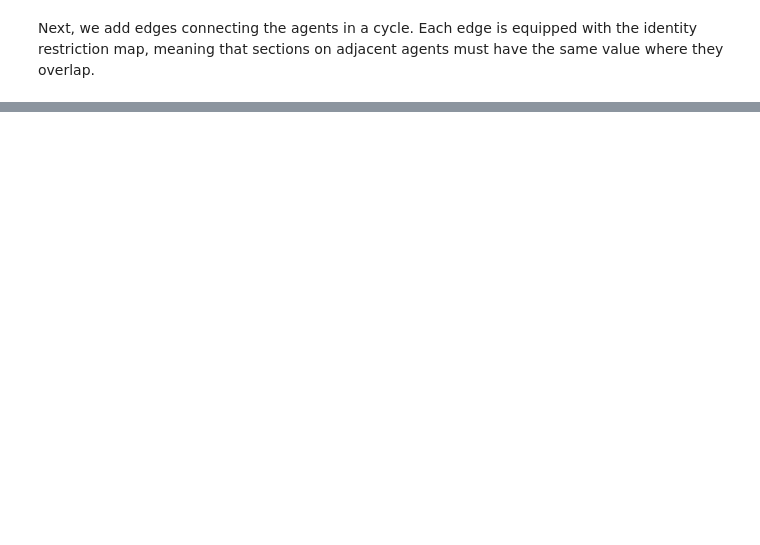
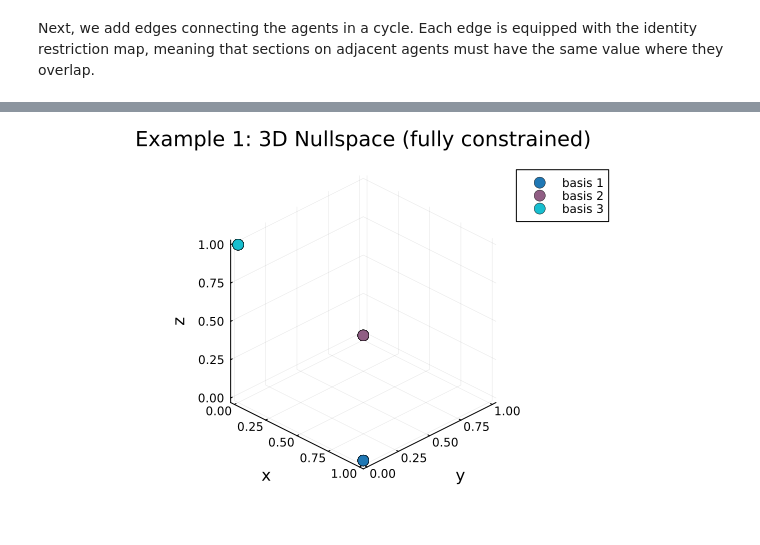
Before and after one commit to AlgebraicJulia/CellularSheaves.jl, a Jupyter notebook: previews/PR25/generated/nullspace.ipynb, the cells around one changed output, grey strips where cells are left out. Drawn from its saved outputs; the diff is of its cells as text; code cells hidden in the pictures; blank space fills up the shorter version.

```diff
--- a/previews/PR25/generated/nullspace.ipynb
+++ b/previews/PR25/generated/nullspace.ipynb
@@ -16,0 +20,23 @@ using SparseArrays
+# %%
+function plot_nullspace_basis(V, n, stalk_dim; title="Nullspace basis vectors")
+    num_basis_vectors = size(V, 2)
+    colors = palette(:tab10, num_basis_vectors)
+
+    x_coords = V[1:stalk_dim:end, :]  # first row in each stalk_dim-sized block
+    y_coords = V[2:stalk_dim:end, :]  # second row in each stalk_dim-sized block
+    z_coords = V[3:stalk_dim:end, :]  # third row in each stalk_dim-sized block
+
+    p = scatter(legend=true, xlabel="x", ylabel="y", zlabel="z", title=title,
+        markersize=8, markerstrokewidth=0.5, camera=(45, 30))
+
+    for b in 1:num_basis_vectors
+        x_vals = x_coords[:, b]
+        y_vals = y_coords[:, b]
+        z_vals = z_coords[:, b]
+
+        scatter!(p, x_vals, y_vals, z_vals, color=colors[b], label="basis $b",
+            markersize=6, markerstrokewidth=0.5)
+    end
+
+    p
+end
@@ -187,0 +84,2 @@ plot(p1, p2, p3, plot(), layout=plot_grid, size=(900, 800))
+# %%
+V = nullspace_ldlt(F)
@@ -187,0 +112,4 @@ plot(p1, p2, p3, plot(), layout=plot_grid, size=(900, 800))
+# %%
+plot_nullspace_basis(V, n, stalk_dim; title="Example 1: 3D Nullspace (fully constrained)")
+# %% [output]
+[figure, added]
```
Also changed, not shown: parts of 31 cells of this notebook, 22 other files.
